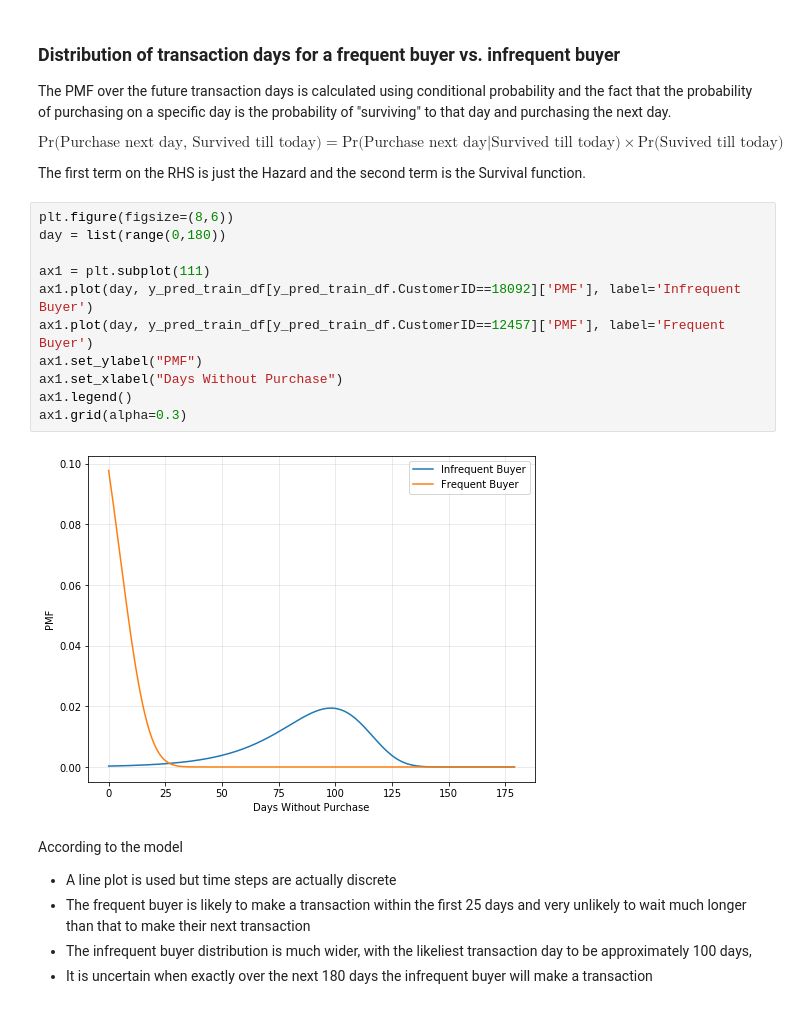
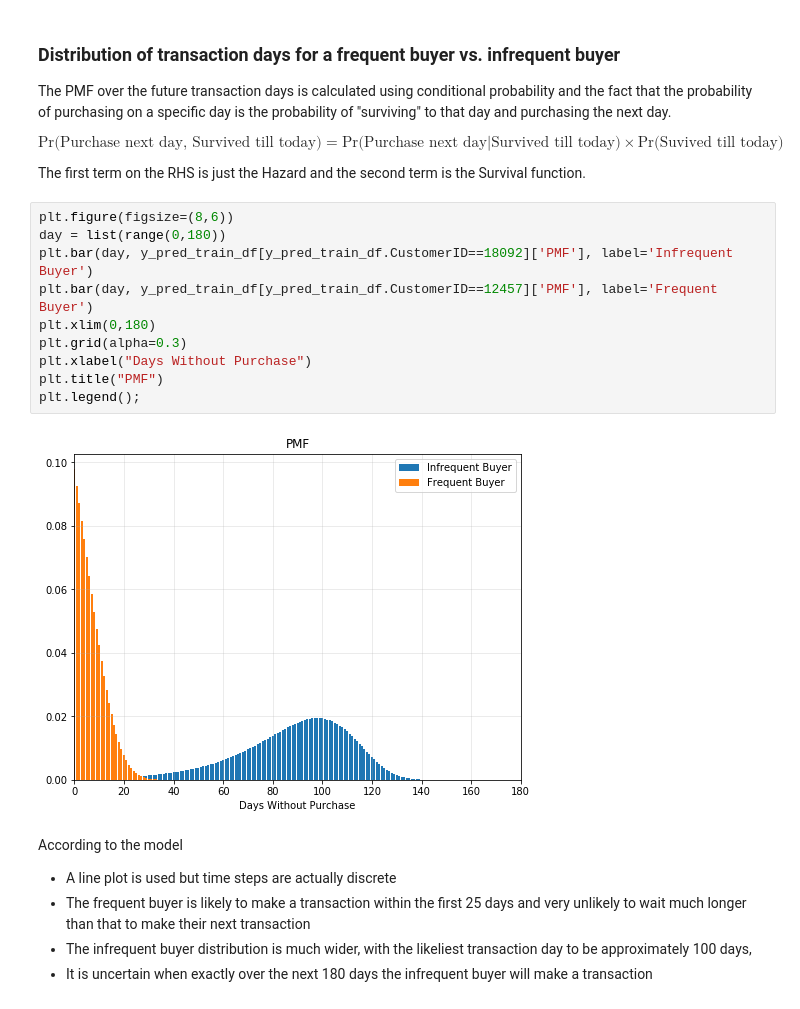
Before and after one commit to W-Tran/Online-Retail, a Jupyter notebook: Time_till_next_purchase_ver_3.ipynb, the cells around one changed output. Drawn from its saved outputs; the diff is of its cells as text.

```diff
--- a/Time_till_next_purchase_ver_3.ipynb
+++ b/Time_till_next_purchase_ver_3.ipynb
@@ -536,16 +548,15 @@ The first term on the RHS is just the Hazard and the second term is the Survival
 # %%
 plt.figure(figsize=(8,6))
 day = list(range(0,180))
-
-ax1 = plt.subplot(111)
-ax1.plot(day, y_pred_train_df[y_pred_train_df.CustomerID==18092]['PMF'], label='Infrequent Buyer')
-ax1.plot(day, y_pred_train_df[y_pred_train_df.CustomerID==12457]['PMF'], label='Frequent Buyer')
-ax1.set_ylabel("PMF")
-ax1.set_xlabel("Days Without Purchase")
-ax1.legend()
-ax1.grid(alpha=0.3)
+plt.bar(day, y_pred_train_df[y_pred_train_df.CustomerID==18092]['PMF'], label='Infrequent Buyer')
+plt.bar(day, y_pred_train_df[y_pred_train_df.CustomerID==12457]['PMF'], label='Frequent Buyer')
+plt.xlim(0,180)
+plt.grid(alpha=0.3)
+plt.xlabel("Days Without Purchase")
+plt.title("PMF")
+plt.legend();
 # %% [output]
-[figure, old version]
+[figure, new version]
 # %% [markdown]
 According to the model
 
```
Also changed, not shown: parts of 7 cells of this notebook.
